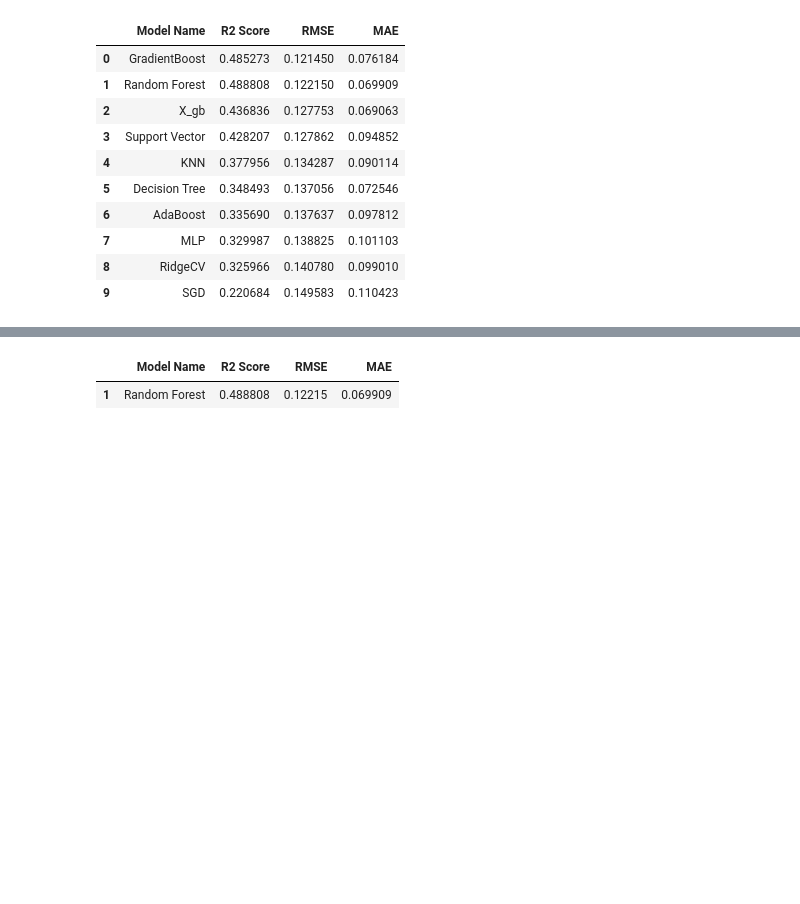
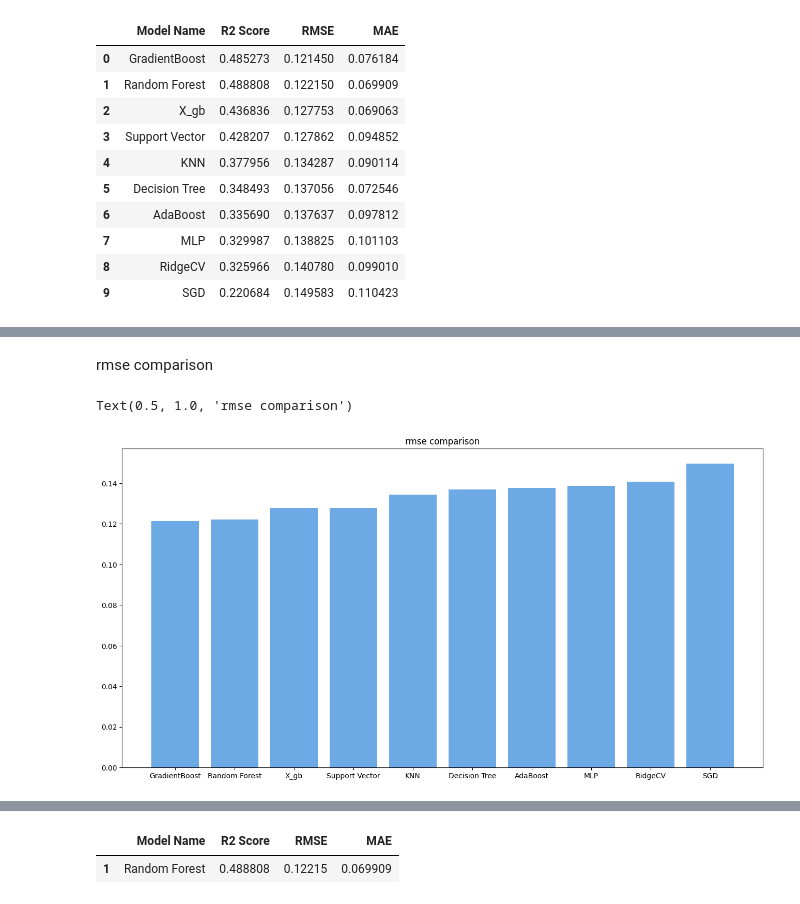
Before and after one commit to DarshanGoodGuy/IITISOC25, a Jupyter notebook: Model.ipynb, the cells around one changed output, grey strips where cells are left out. Cells and saved outputs as stored; diff of their text form; code cells hidden in the pictures; blank space fills up the shorter version.

```diff
--- a/Model.ipynb
+++ b/Model.ipynb
@@ -264,0 +284,9 @@ results
+# %% [markdown]
+rmse comparison
+# %%
+fig = plt.figure(figsize = (16, 8))
+plt.bar(names,rmse,width=0.8,color='#6DA9E4')
+plt.title('rmse comparison')
+# %% [output]
+Text(0.5, 1.0, 'rmse comparison')
+[figure, added]
```
Also changed, not shown: parts of 5 cells of this notebook.
